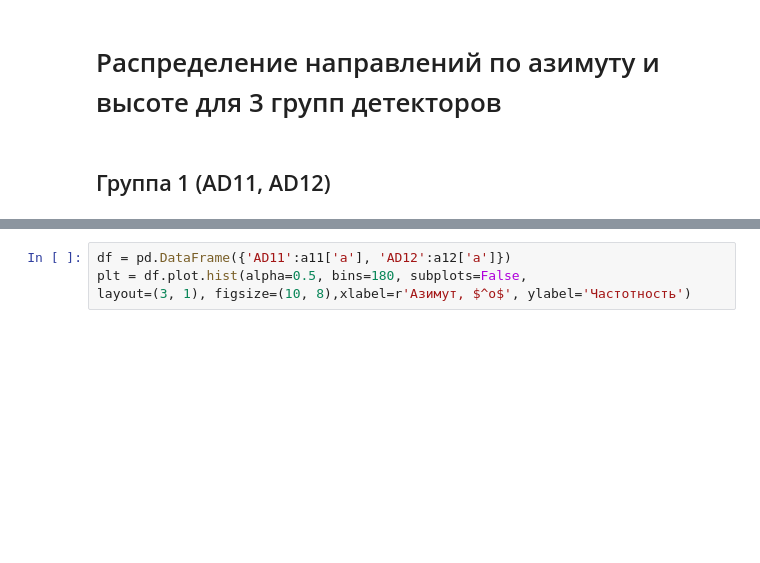
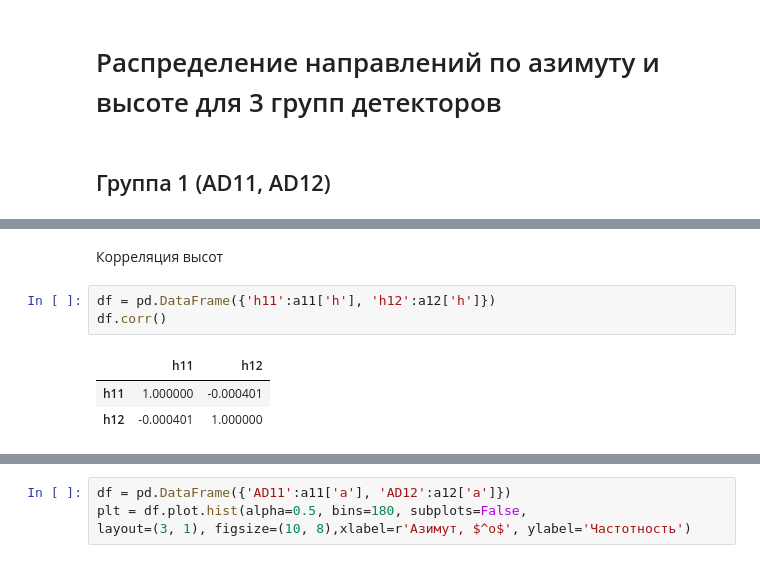
Before and after one commit to Dmitriy-Arhipov/lpr_python_1sem, a Jupyter notebook: DayaBay.ipynb, the cells around one changed output, grey strips where cells are left out. Saved outputs shown, nothing was run; the diff lists cells and outputs as text; blank space fills up the shorter version.

```diff
--- a/DayaBay.ipynb
+++ b/DayaBay.ipynb
@@ -75,0 +100,9 @@ a11, a12, a21, a22, a31, a32, a33, a34 = map(get_angles, [11,12,21,22,31,32,33,3
+# %% [markdown]
+Корреляция высот
+# %%
+df = pd.DataFrame({'h11':a11['h'], 'h12':a12['h']})
+df.corr()
+# %% [output]
+|  | h11 | h12 |
+| h11 | 1.000000 | -0.000401 |
+| h12 | -0.000401 | 1.000000 |
```
Also changed, not shown: parts of 7 cells of this notebook.
